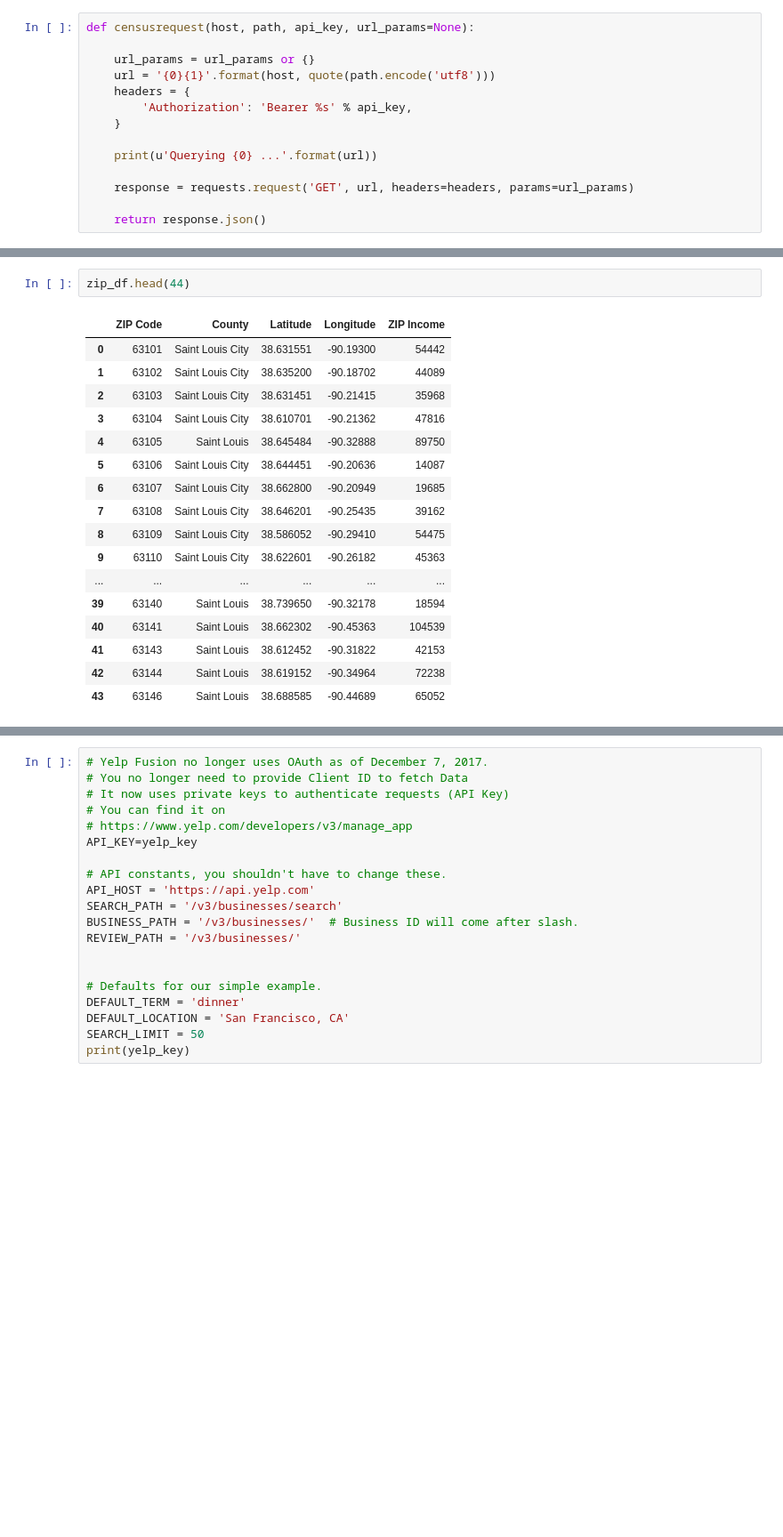
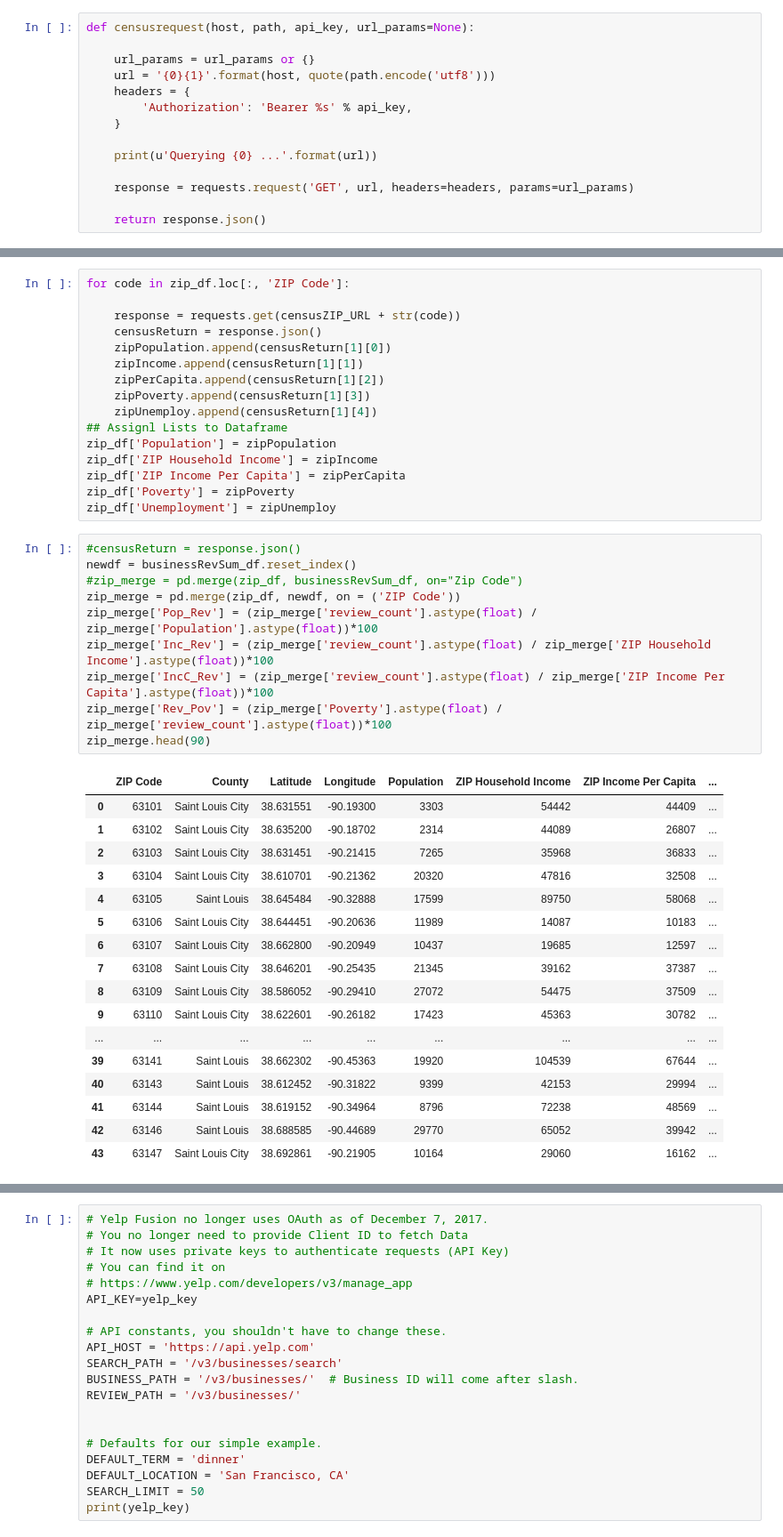
Before and after one commit to DutchDS/Project-1, a Jupyter notebook: yelp_API_review_Extractor.ipynb, the cells around one changed output, grey strips where cells are left out. Shown: that part at 89% size. Cells and saved outputs as stored; diff of their text form; blank space fills up the shorter version.

```diff
--- a/yelp_API_review_Extractor.ipynb
+++ b/yelp_API_review_Extractor.ipynb
@@ -128,20 +154,44 @@ zip_df['ZIP Income'] = zipList
-# %%
-zip_df.head(44)
-# %% [output]
-|  | ZIP Code | County | Latitude | Longitude | ZIP Income |
-| 0 | 63101 | Saint Louis City | 38.631551 | -90.19300 | 54442 |
-| 1 | 63102 | Saint Louis City | 38.635200 | -90.18702 | 44089 |
-| 2 | 63103 | Saint Louis City | 38.631451 | -90.21415 | 35968 |
-| 3 | 63104 | Saint Louis City | 38.610701 | -90.21362 | 47816 |
-| 4 | 63105 | Saint Louis | 38.645484 | -90.32888 | 89750 |
-| 5 | 63106 | Saint Louis City | 38.644451 | -90.20636 | 14087 |
-| 6 | 63107 | Saint Louis City | 38.662800 | -90.20949 | 19685 |
-| 7 | 63108 | Saint Louis City | 38.646201 | -90.25435 | 39162 |
-| 8 | 63109 | Saint Louis City | 38.586052 | -90.29410 | 54475 |
-| 9 | 63110 | Saint Louis City | 38.622601 | -90.26182 | 45363 |
-| ... | ... | ... | ... | ... | ... |
-| 39 | 63140 | Saint Louis | 38.739650 | -90.32178 | 18594 |
-| 40 | 63141 | Saint Louis | 38.662302 | -90.45363 | 104539 |
-| 41 | 63143 | Saint Louis | 38.612452 | -90.31822 | 42153 |
-| 42 | 63144 | Saint Louis | 38.619152 | -90.34964 | 72238 |
-| 43 | 63146 | Saint Louis | 38.688585 | -90.44689 | 65052 |
+# %%
+for code in zip_df.loc[:, 'ZIP Code']:
+
+    response = requests.get(censusZIP_URL + str(code))
+    censusReturn = response.json()
+    zipPopulation.append(censusReturn[1][0])
+    zipIncome.append(censusReturn[1][1])
+    zipPerCapita.append(censusReturn[1][2])
+    zipPoverty.append(censusReturn[1][3])
+    zipUnemploy.append(censusReturn[1][4])
+## Assignl Lists to Dataframe
+zip_df['Population'] = zipPopulation
+zip_df['ZIP Household Income'] = zipIncome
+zip_df['ZIP Income Per Capita'] = zipPerCapita
+zip_df['Poverty'] = zipPoverty
+zip_df['Unemployment'] = zipUnemploy
+# %%
+#censusReturn = response.json()
+newdf = businessRevSum_df.reset_index()
+#zip_merge = pd.merge(zip_df, businessRevSum_df, on="Zip Code")
+zip_merge = pd.merge(zip_df, newdf, on = ('ZIP Code'))
+zip_merge['Pop_Rev'] = (zip_merge['review_count'].astype(float) / zip_merge['Population'].astype(float))*100
+zip_merge['Inc_Rev'] = (zip_merge['review_count'].astype(float) / zip_merge['ZIP Household Income'].astype(float))*100
+zip_merge['IncC_Rev'] = (zip_merge['review_count'].astype(float) / zip_merge['ZIP Income Per Capita'].astype(float))*100
+zip_merge['Rev_Pov'] = (zip_merge['Poverty'].astype(float) / zip_merge['review_count'].astype(float))*100
+zip_merge.head(90)
+# %% [output]
+|  | ZIP Code | County | Latitude | Longitude | Population | ZIP Household Income | ZIP Income Per Capita | ... |
+| 0 | 63101 | Saint Louis City | 38.631551 | -90.19300 | 3303 | 54442 | 44409 | ... |
+| 1 | 63102 | Saint Louis City | 38.635200 | -90.18702 | 2314 | 44089 | 26807 | ... |
+| 2 | 63103 | Saint Louis City | 38.631451 | -90.21415 | 7265 | 35968 | 36833 | ... |
+| 3 | 63104 | Saint Louis City | 38.610701 | -90.21362 | 20320 | 47816 | 32508 | ... |
+| 4 | 63105 | Saint Louis | 38.645484 | -90.32888 | 17599 | 89750 | 58068 | ... |
+| 5 | 63106 | Saint Louis City | 38.644451 | -90.20636 | 11989 | 14087 | 10183 | ... |
+| 6 | 63107 | Saint Louis City | 38.662800 | -90.20949 | 10437 | 19685 | 12597 | ... |
+| 7 | 63108 | Saint Louis City | 38.646201 | -90.25435 | 21345 | 39162 | 37387 | ... |
+| 8 | 63109 | Saint Louis City | 38.586052 | -90.29410 | 27072 | 54475 | 37509 | ... |
+| 9 | 63110 | Saint Louis City | 38.622601 | -90.26182 | 17423 | 45363 | 30782 | ... |
+| ... | ... | ... | ... | ... | ... | ... | ... | ... |
+| 39 | 63141 | Saint Louis | 38.662302 | -90.45363 | 19920 | 104539 | 67644 | ... |
+| 40 | 63143 | Saint Louis | 38.612452 | -90.31822 | 9399 | 42153 | 29994 | ... |
+| 41 | 63144 | Saint Louis | 38.619152 | -90.34964 | 8796 | 72238 | 48569 | ... |
+| 42 | 63146 | Saint Louis | 38.688585 | -90.44689 | 29770 | 65052 | 39942 | ... |
+| 43 | 63147 | Saint Louis City | 38.692861 | -90.21905 | 10164 | 29060 | 16162 | ... |
```
Also changed, not shown: parts of 7 cells of this notebook.
